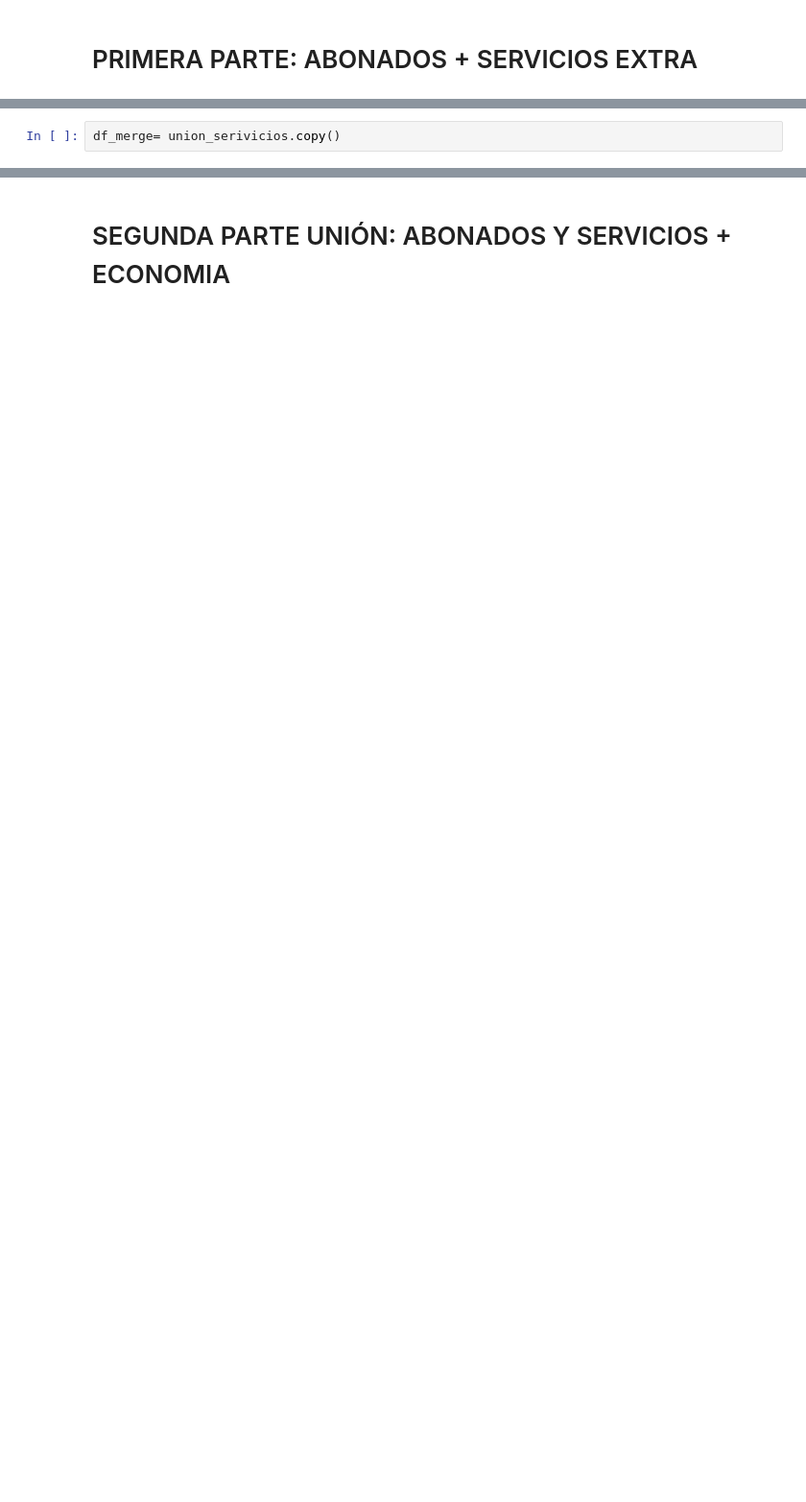
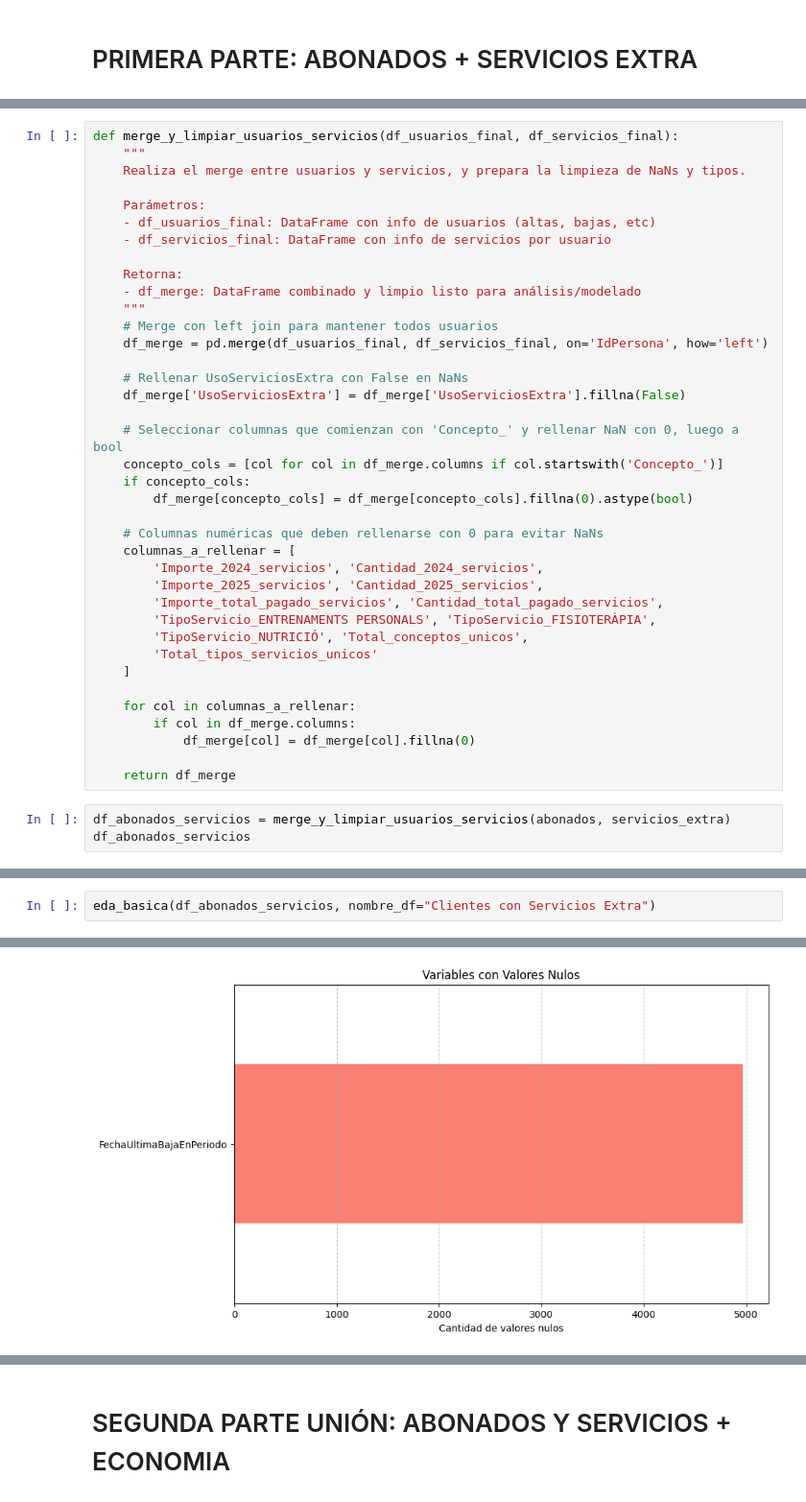
Before and after one commit to CescBlanco/TFM-FINAL, a Jupyter notebook: eda_feature_engineering/archivo_final.ipynb, the cells around one changed output, grey strips where cells are left out. Shown at 96% size. Cells and saved outputs as stored; diff of their text form; blank space fills up the shorter version.

```diff
--- a/eda_feature_engineering/archivo_final.ipynb
+++ b/eda_feature_engineering/archivo_final.ipynb
@@ -176,2 +41,0 @@ memory usage: 2.4+ MB
-# %%
-df_merge= union_serivicios.copy()
@@ -311,0 +42,41 @@ No duplicate rows
+# %%
+def merge_y_limpiar_usuarios_servicios(df_usuarios_final, df_servicios_final):
+    """
+    Realiza el merge entre usuarios y servicios, y prepara la limpieza de NaNs y tipos.
+
+    Parámetros:
+    - df_usuarios_final: DataFrame con info de usuarios (altas, bajas, etc)
+    - df_servicios_final: DataFrame con info de servicios por usuario
+
+    Retorna:
+    - df_merge: DataFrame combinado y limpio listo para análisis/modelado
+    """
+    # Merge con left join para mantener todos usuarios
+    df_merge = pd.merge(df_usuarios_final, df_servicios_final, on='IdPersona', how='left')
+
+    # Rellenar UsoServiciosExtra con False en NaNs
+    df_merge['UsoServiciosExtra'] = df_merge['UsoServiciosExtra'].fillna(False)
+
+    # Seleccionar columnas que comienzan con 'Concepto_' y rellenar NaN con 0, luego a bool
+    concepto_cols = [col for col in df_merge.columns if col.startswith('Concepto_')]
+    if concepto_cols:
+        df_merge[concepto_cols] = df_merge[concepto_cols].fillna(0).astype(bool)
+
+    # Columnas numéricas que deben rellenarse con 0 para evitar NaNs
+    columnas_a_rellenar = [
+        'Importe_2024_servicios', 'Cantidad_2024_servicios',
+        'Importe_2025_servicios', 'Cantidad_2025_servicios',
+        'Importe_total_pagado_servicios', 'Cantidad_total_pagado_servicios',
+        'TipoServicio_ENTRENAMENTS PERSONALS', 'TipoServicio_FISIOTERÀPIA',
+        'TipoServicio_NUTRICIÓ', 'Total_conceptos_unicos',
+        'Total_tipos_servicios_unicos'
+    ]
+
+    for col in columnas_a_rellenar:
+        if col in df_merge.columns:
+            df_merge[col] = df_merge[col].fillna(0)
+
+    return df_merge
+# %%
+df_abonados_servicios = merge_y_limpiar_usuarios_servicios(abonados, servicios_extra)
+df_abonados_servicios
@@ -311,0 +156,3 @@ No duplicate rows
+# %%
+eda_basica(df_abonados_servicios, nombre_df="Clientes con Servicios Extra")
+# %% [output]
@@ -311,0 +168 @@ No duplicate rows
+[figure, added]
```
Also changed, not shown: parts of 127 cells of this notebook, 1 other file.
